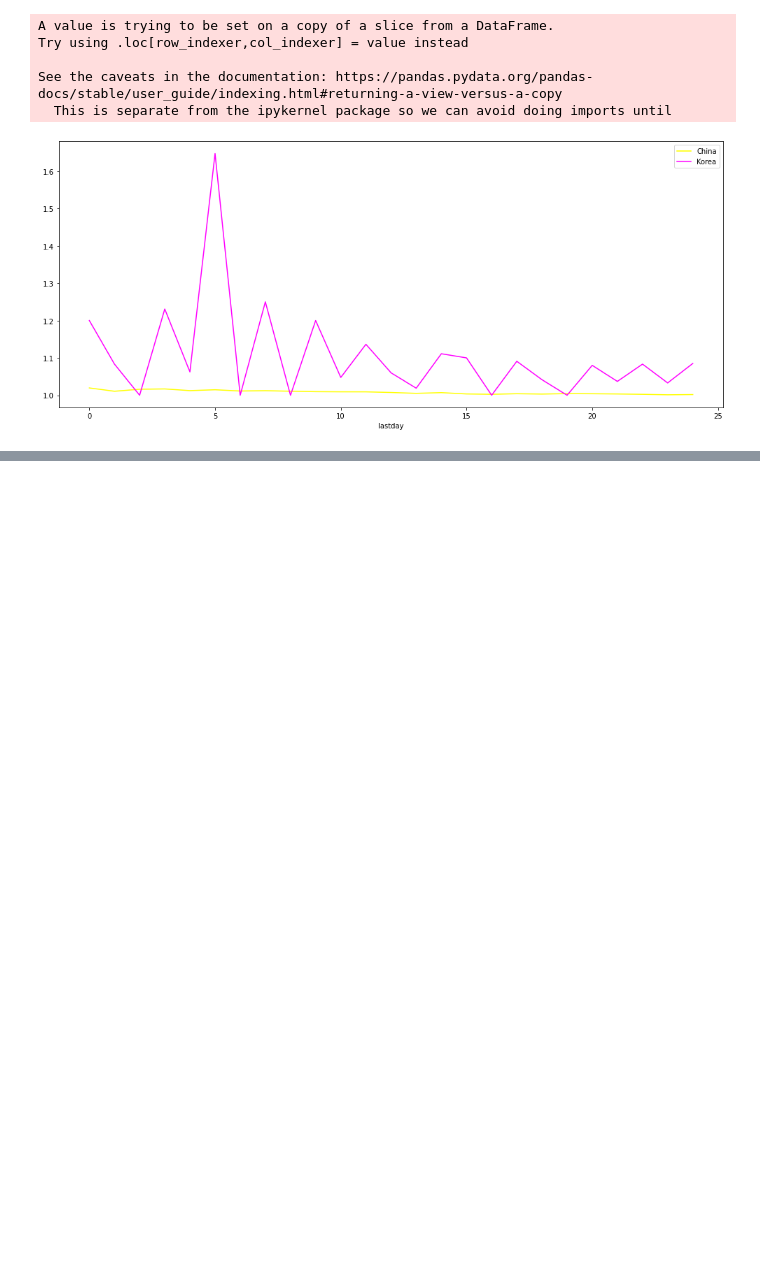
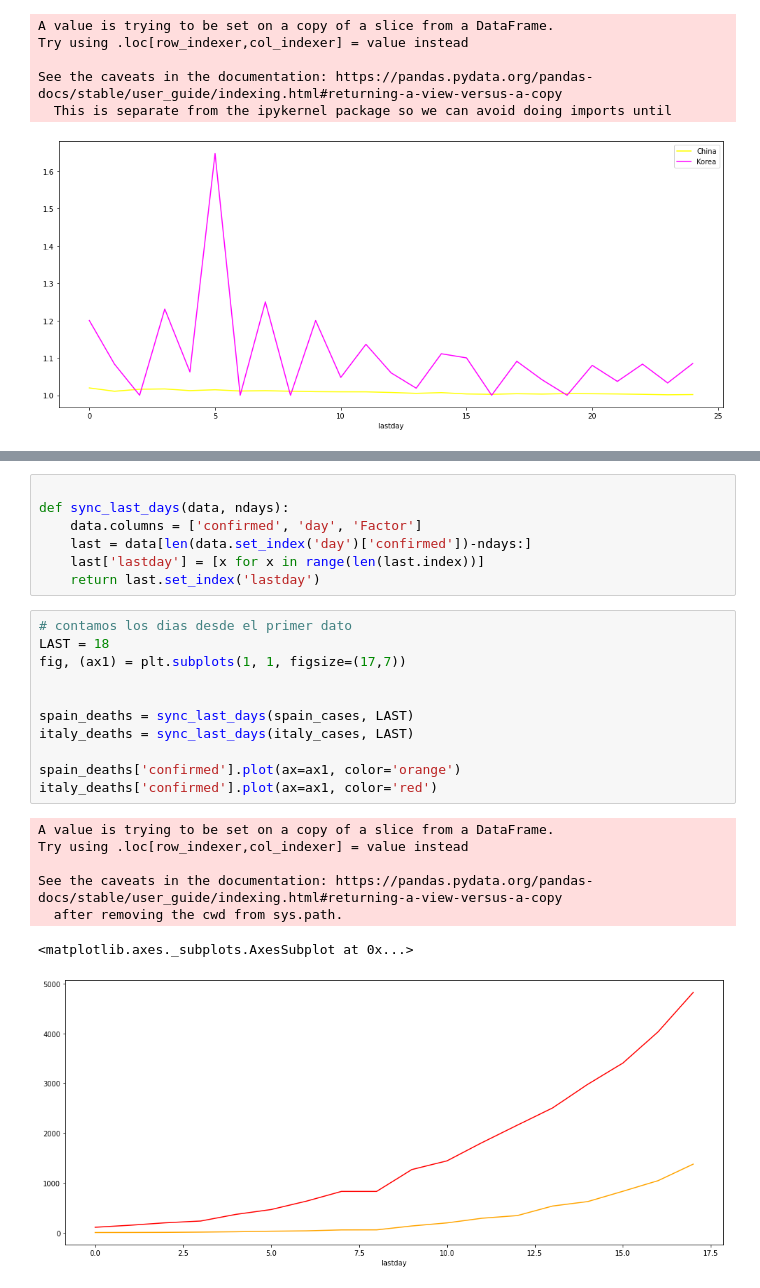
Before and after one commit to nopaixx/covid19, a Jupyter notebook: Covid19 deaths.ipynb, the cells around one changed output, grey strips where cells are left out. Drawn from its saved outputs; the diff is of its cells as text; blank space fills up the shorter version.

Commit message:
deaths

```diff
--- a/Covid19 deaths.ipynb
+++ b/Covid19 deaths.ipynb
@@ -196,3 +198,29 @@ china_cases['Factor'][:].plot(figsize=(15,15))
 # %% [output]
 <matplotlib.axes._subplots.AxesSubplot at 0x...>
 [figure]
+# %%
+
+def sync_last_days(data, ndays):
+    data.columns = ['confirmed', 'day', 'Factor']
+    last = data[len(data.set_index('day')['confirmed'])-ndays:]
+    last['lastday'] = [x for x in range(len(last.index))]
+    return last.set_index('lastday')
+# %%
+# contamos los dias desde el primer dato
+LAST = 18
+fig, (ax1) = plt.subplots(1, 1, figsize=(17,7))
+
+
+spain_deaths = sync_last_days(spain_cases, LAST)
+italy_deaths = sync_last_days(italy_cases, LAST)
+
+spain_deaths['confirmed'].plot(ax=ax1, color='orange')
+italy_deaths['confirmed'].plot(ax=ax1, color='red')
+# %% [output]
+A value is trying to be set on a copy of a slice from a DataFrame.
+Try using .loc[row_indexer,col_indexer] = value instead
+
+See the caveats in the documentation: https://pandas.pydata.org/pandas-docs/stable/user_guide/indexing.html#returning-a-view-versus-a-copy
+  after removing the cwd from sys.path.
+<matplotlib.axes._subplots.AxesSubplot at 0x...>
+[figure, added]
```
Also changed, not shown: parts of 6 cells of this notebook, 1 other file.
